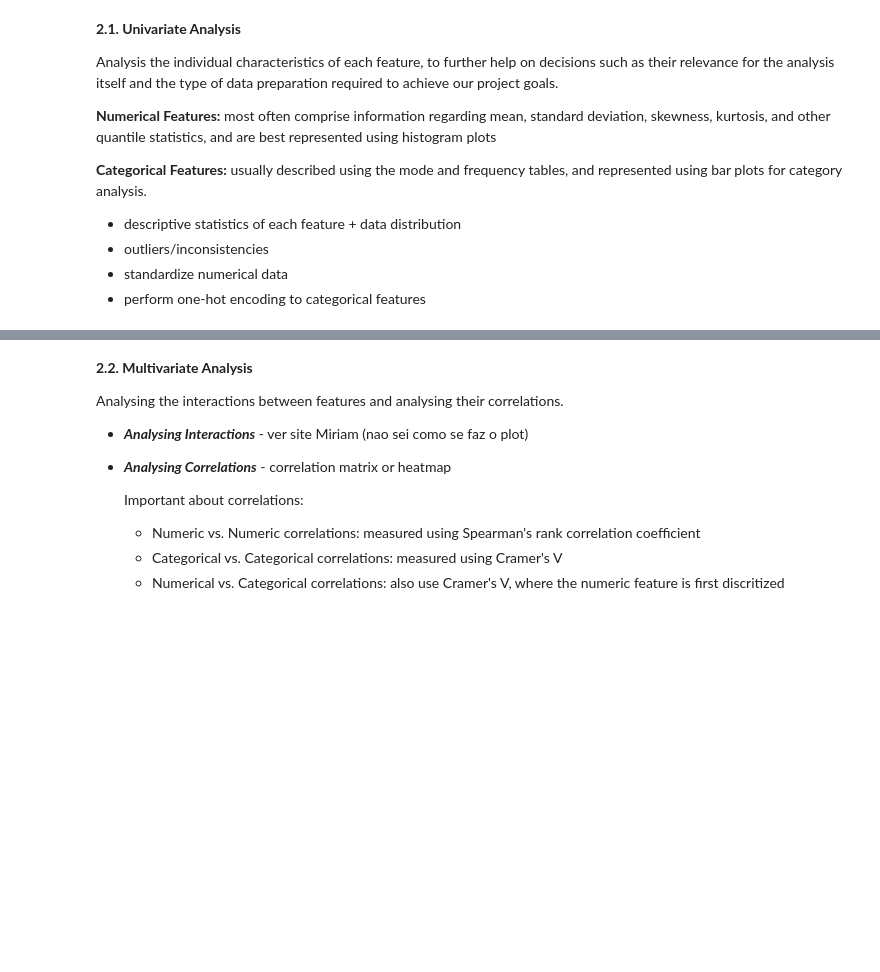
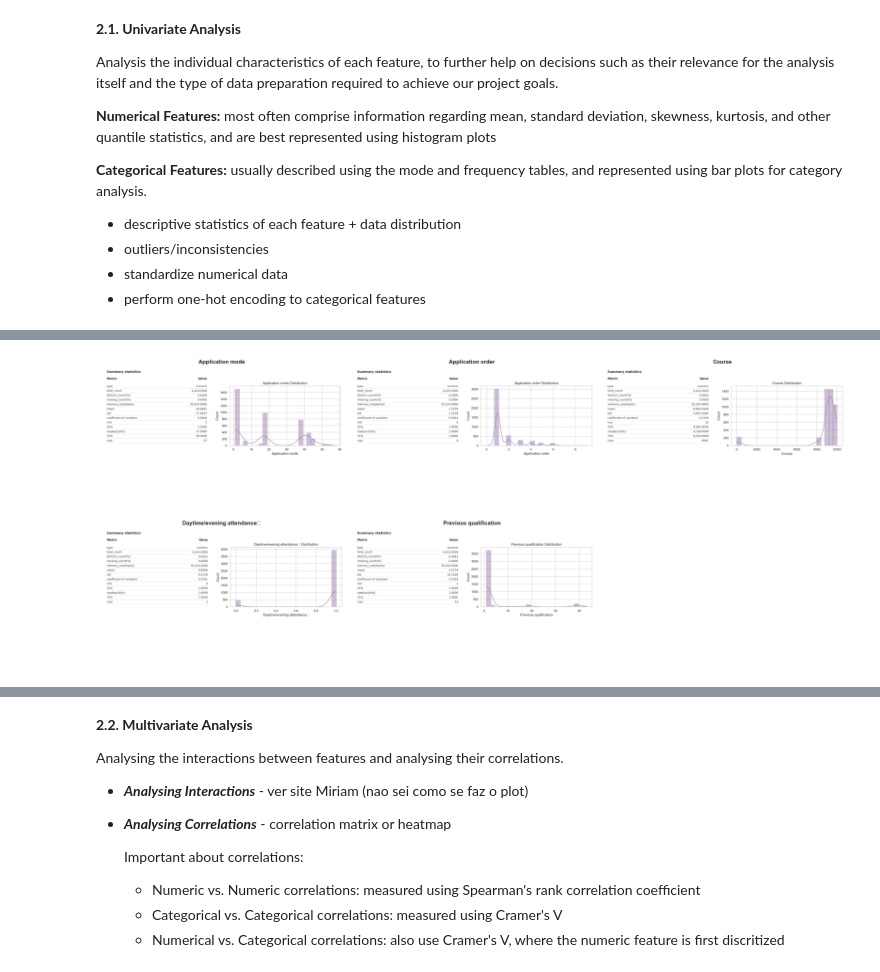
Before and after one commit to gjoliveira/XAI_ling-TAAC, a Jupyter notebook: notebook_sara.ipynb, the cells around one changed output, grey strips where cells are left out. Cells and saved outputs as stored; diff of their text form; code cells hidden in the pictures; blank space fills up the shorter version.

```diff
--- a/notebook_sara.ipynb
+++ b/notebook_sara.ipynb
@@ -36,0 +100,4 @@ Analysis the individual characteristics of each feature, to further help on deci
+# %%
+explore_features_grid(df, academic_background_features, bins=25, bar_width=1.3)
+# %% [output]
+[figure, added]
```
Also changed, not shown: parts of 13 cells of this notebook, 1 other file.
